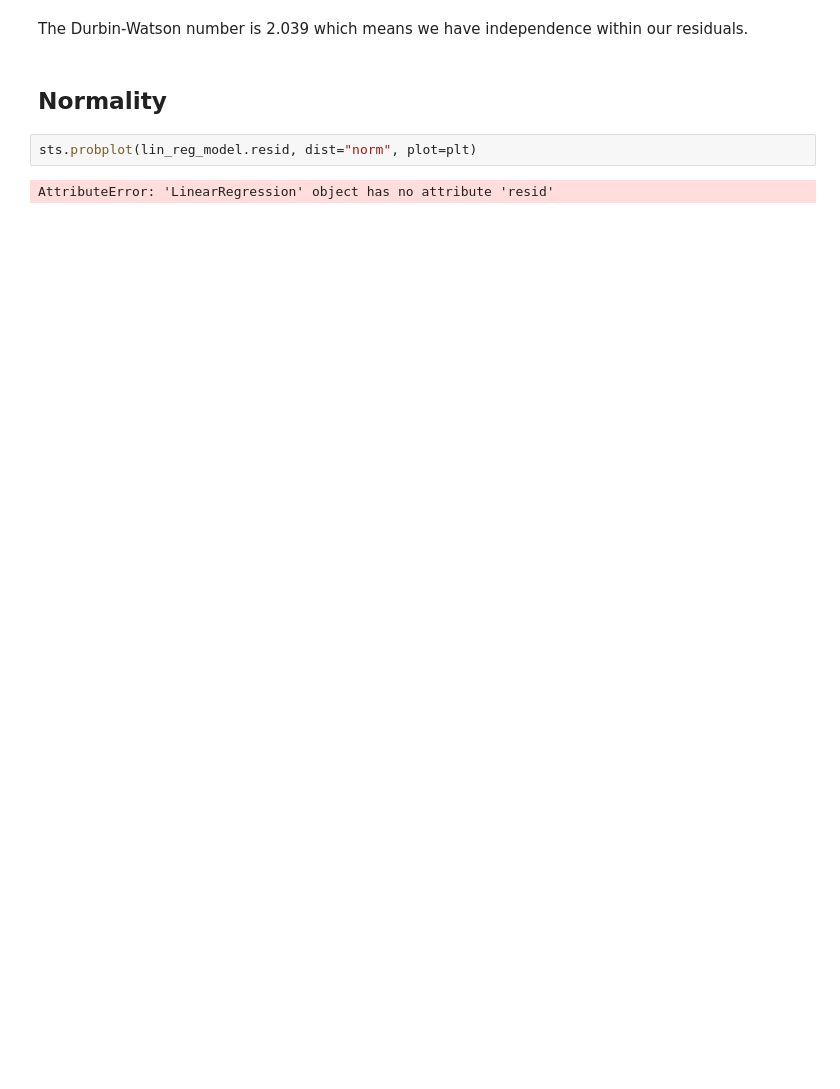
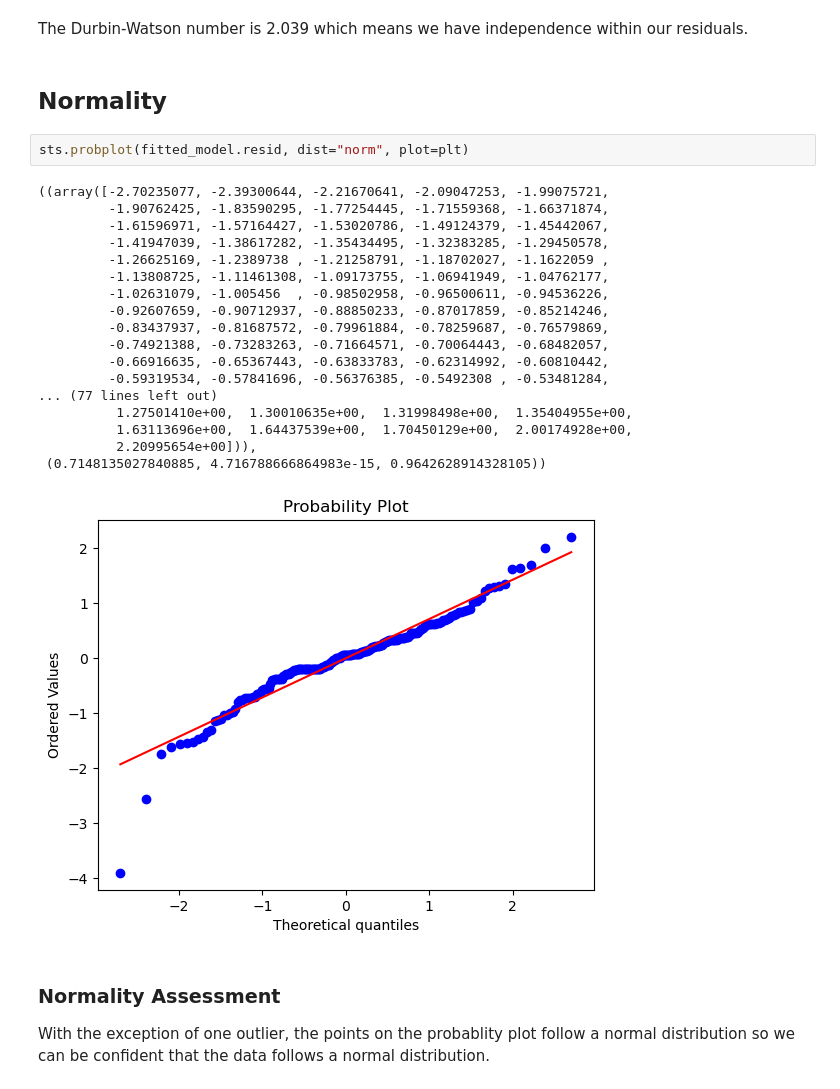
Before and after one commit to MarkLannen/week9labs, a Jupyter notebook: 09_Independent_Lab_Lannen.ipynb, the cells around one changed output. Saved outputs shown, nothing was run; the diff lists cells and outputs as text; blank space fills up the shorter version.

Commit message:
finish normality assessment

```diff
--- a/09_Independent_Lab_Lannen.ipynb
+++ b/09_Independent_Lab_Lannen.ipynb
@@ -181,6 +189,27 @@ The Durbin-Watson number is 2.039 which means we have independence within our re
 # %% [markdown]
 ## Normality
 # %%
-sts.probplot(lin_reg_model.resid, dist="norm", plot=plt)
+sts.probplot(fitted_model.resid, dist="norm", plot=plt)
 # %% [output]
-AttributeError: 'LinearRegression' object has no attribute 'resid'
+((array([-2.70235077, -2.39300644, -2.21670641, -2.09047253, -1.99075721,
+         -1.90762425, -1.83590295, -1.77254445, -1.71559368, -1.66371874,
+         -1.61596971, -1.57164427, -1.53020786, -1.49124379, -1.45442067,
+         -1.41947039, -1.38617282, -1.35434495, -1.32383285, -1.29450578,
+         -1.26625169, -1.2389738 , -1.21258791, -1.18702027, -1.1622059 ,
+         -1.13808725, -1.11461308, -1.09173755, -1.06941949, -1.04762177,
+         -1.02631079, -1.005456  , -0.98502958, -0.96500611, -0.94536226,
+         -0.92607659, -0.90712937, -0.88850233, -0.87017859, -0.85214246,
+         -0.83437937, -0.81687572, -0.79961884, -0.78259687, -0.76579869,
+         -0.74921388, -0.73283263, -0.71664571, -0.70064443, -0.68482057,
+         -0.66916635, -0.65367443, -0.63833783, -0.62314992, -0.60810442,
+         -0.59319534, -0.57841696, -0.56376385, -0.5492308 , -0.53481284,
+... (77 lines left out)
+          1.27501410e+00,  1.30010635e+00,  1.31998498e+00,  1.35404955e+00,
+          1.63113696e+00,  1.64437539e+00,  1.70450129e+00,  2.00174928e+00,
+          2.20995654e+00])),
+ (0.7148135027840885, 4.716788666864983e-15, 0.9642628914328105))
+[figure, added]
+# %% [markdown]
+### Normality Assessment
+
+With the exception of one outlier, the points on the probablity plot follow a normal distribution so we can be confident that the data follows a normal distribution.
```
Also changed, not shown: parts of 6 cells of this notebook.
